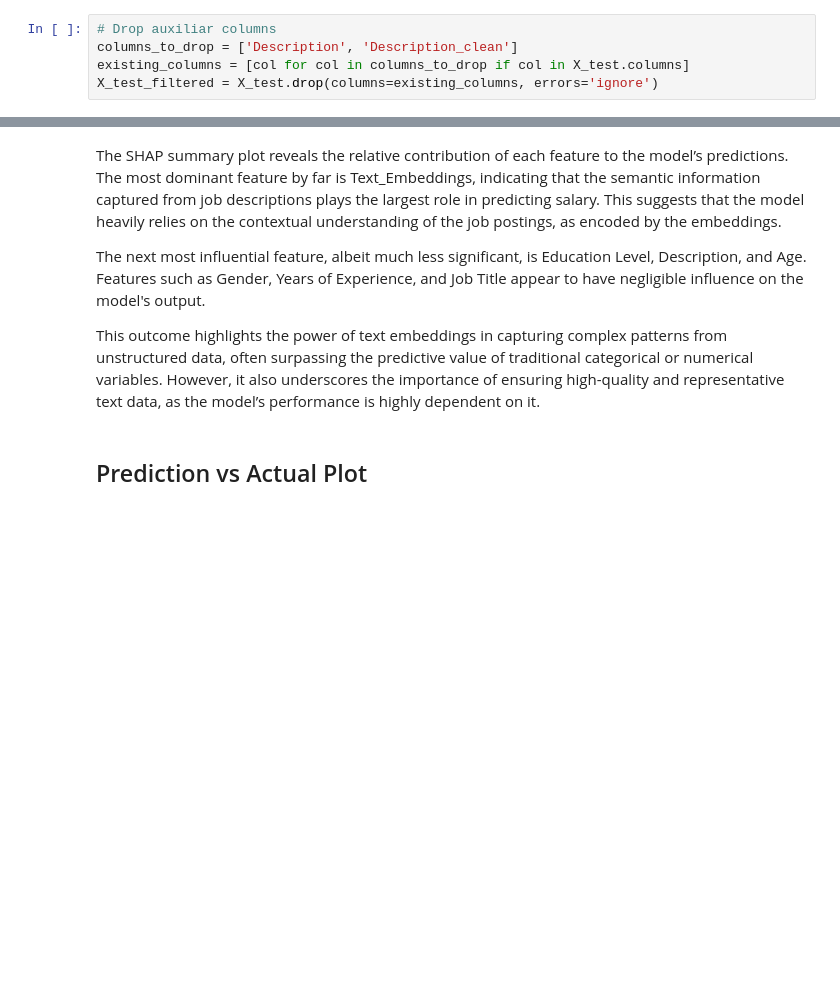
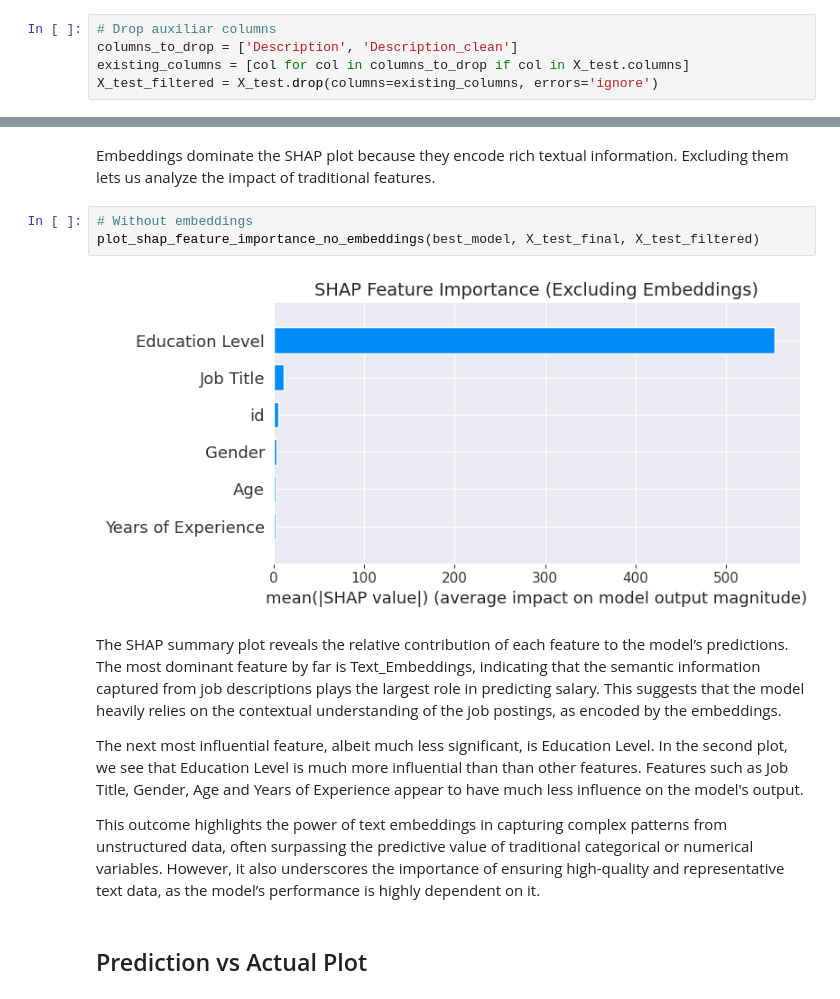
Before and after one commit to NancyCima/Salary-Predictor, a Jupyter notebook: Salary_Prediction.ipynb, the cells around one changed output, grey strips where cells are left out. Drawn from its saved outputs; the diff is of its cells as text; blank space fills up the shorter version.

Commit message:
Improve visualizations

```diff
--- a/Salary_Prediction.ipynb
+++ b/Salary_Prediction.ipynb
@@ -793,7 +799,14 @@ plot_shap_feature_importance(best_model, X_test_final, X_test_filtered)
+# %% [markdown]
+Embeddings dominate the SHAP plot because they encode rich textual information. Excluding them lets us analyze the impact of traditional features.
+# %%
+# Without embeddings
+plot_shap_feature_importance_no_embeddings(best_model, X_test_final, X_test_filtered)
+# %% [output]
+[figure, added]
 # %% [markdown]
 The SHAP summary plot reveals the relative contribution of each feature to the model’s predictions. The most dominant feature by far is Text_Embeddings, indicating that the semantic information captured from job descriptions plays the largest role in predicting salary. This suggests that the model heavily relies on the contextual understanding of the job postings, as encoded by the embeddings.
 
-The next most influential feature, albeit much less significant, is Education Level, Description, and Age. Features such as Gender, Years of Experience, and Job Title appear to have negligible influence on the model's output.
+The next most influential feature, albeit much less significant, is Education Level. In the second plot, we see that Education Level is much more influential than than other features. Features such as Job Title, Gender, Age and Years of Experience appear to have much less influence on the model's output.
 
 This outcome highlights the power of text embeddings in capturing complex patterns from unstructured data, often surpassing the predictive value of traditional categorical or numerical variables. However, it also underscores the importance of ensuring high-quality and representative text data, as the model’s performance is highly dependent on it.
 # %% [markdown]
```
Also changed, not shown: parts of 9 cells of this notebook, 1 other file.
